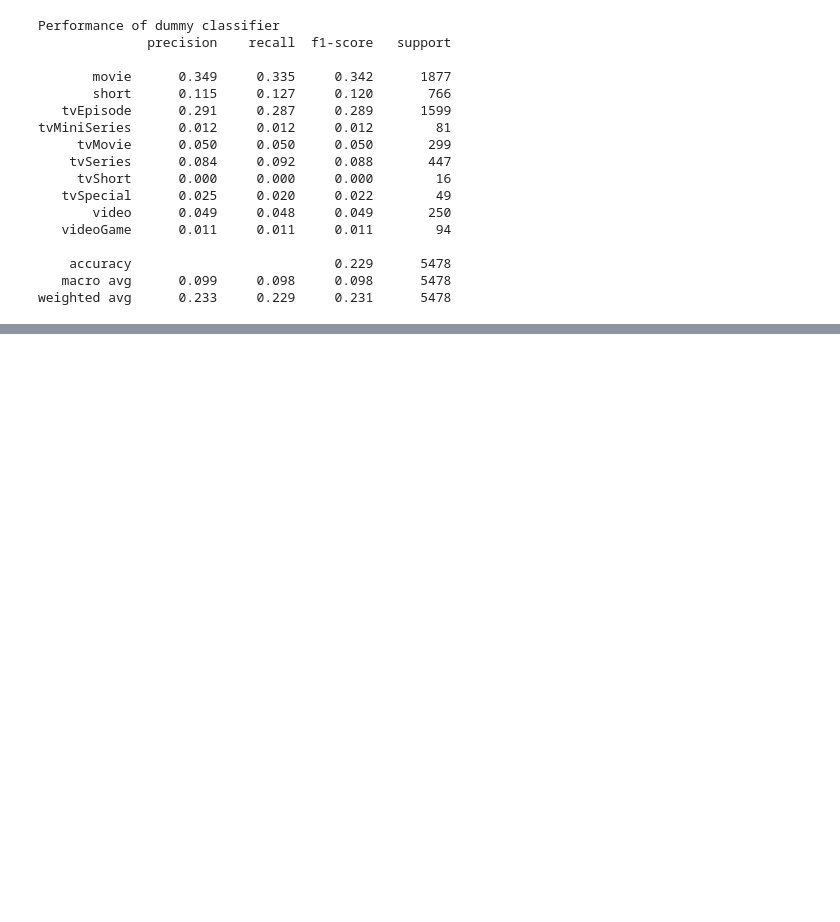
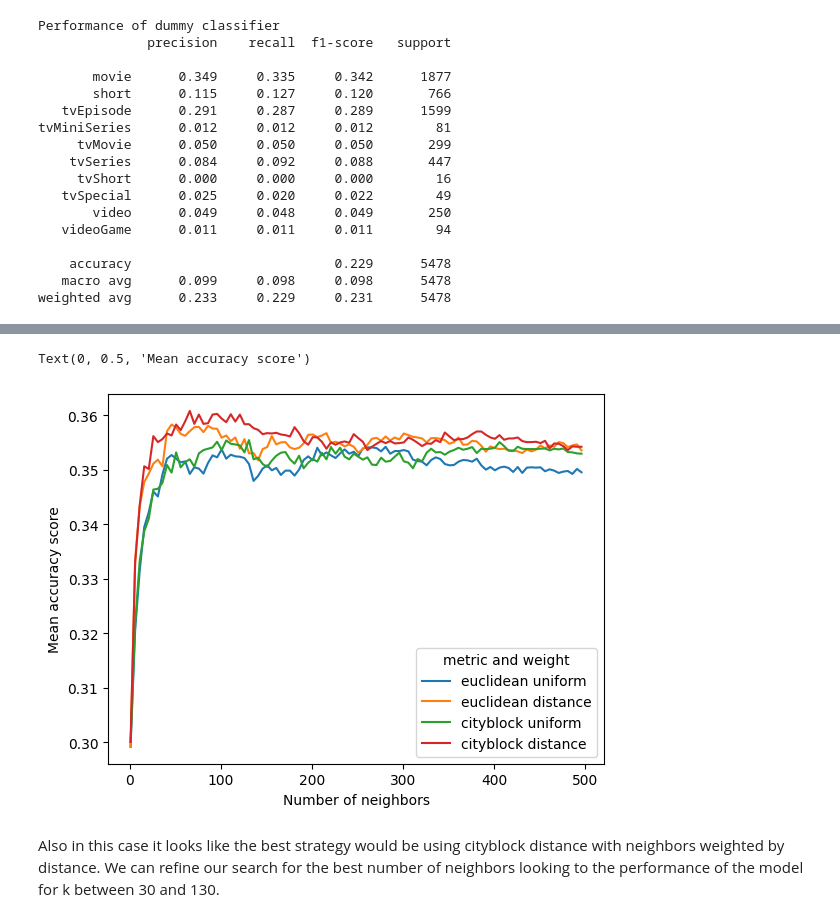
Before and after one commit to g-fabiani4-unipi/dm_project, a Jupyter notebook: KNN.ipynb, the cells around one changed output, grey strips where cells are left out. Drawn from its saved outputs; the diff is of its cells as text; code cells hidden in the pictures; blank space fills up the shorter version.

Commit message:
KNN: add classification by rating

```diff
--- a/KNN.ipynb
+++ b/KNN.ipynb
@@ -320,0 +329,24 @@ weighted avg      0.233     0.229     0.231      5478
+# %%
+target_feat = 'rating'
+train_y = train_df[target_feat]
+test_y = test_df[target_feat]
+# %%
+%%time
+
+ks= np.arange(1, 500, 5)
+param_grid = {
+    "clf__n_neighbors": ks,
+    "clf__weights": ["uniform", "distance"],
+    "clf__metric": ["euclidean", "cityblock"]
+}
+
+grid = GridSearchCV(
+    pipeline,
+    param_grid=param_grid,
+    cv=splitter,
+    n_jobs=-1,
+    verbose=2,
+    refit=True
+)
+
+grid.fit(train_X, train_y)
@@ -320,0 +388,18 @@ weighted avg      0.233     0.229     0.231      5478
+# %%
+results = pd.DataFrame(grid.cv_results_)
+results['metric and weight'] = results['param_clf__metric'] + ' ' + results['param_clf__weights']
+# %%
+sns.lineplot(
+    data=results,
+    x='param_clf__n_neighbors',
+    y="mean_test_score",
+    hue="metric and weight"
+)
+plt.xlabel("Number of neighbors")
+plt.ylabel("Mean accuracy score")
+# %% [output]
+Text(0, 0.5, 'Mean accuracy score')
+[figure, added]
+# %% [markdown]
+Also in this case it looks like the best strategy would be using cityblock distance with neighbors weighted by distance.
+We can refine our search for the best number of neighbors looking to the performance of the model for k between 30 and 130.
```
Also changed, not shown: parts of 21 cells of this notebook.
